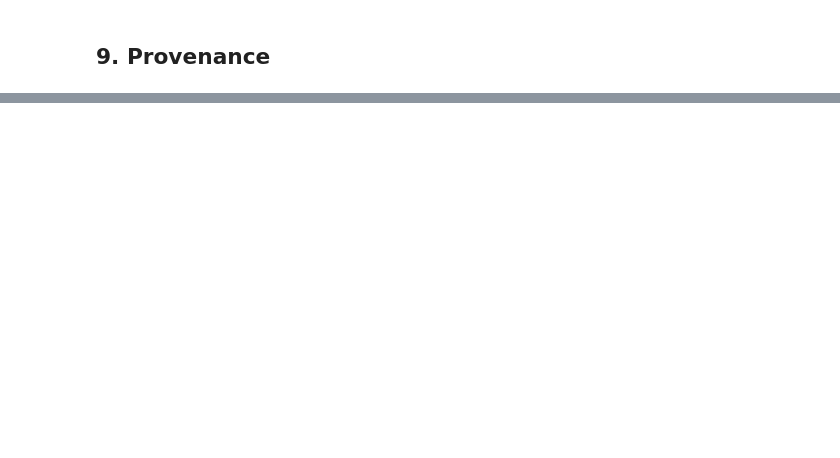
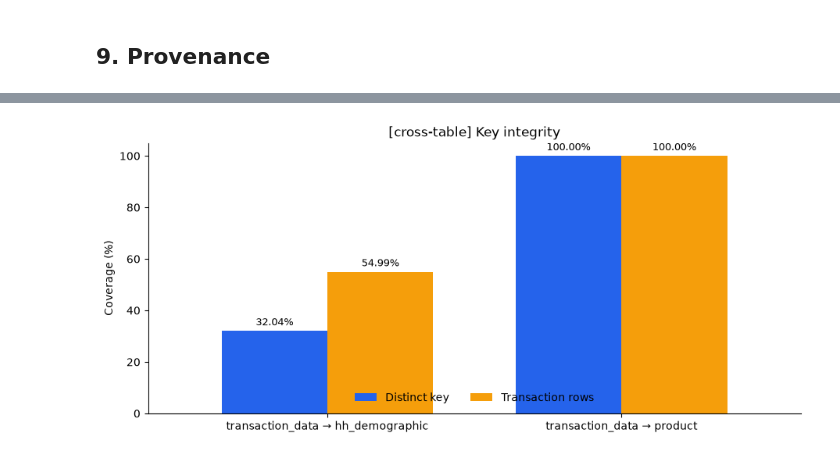
Before and after one commit to manhhungtr211/Propensity---Dunnhumby, a Jupyter notebook: notebooks/00_data_overview.ipynb, the cells around one changed output, grey strips where cells are left out. Drawn from its saved outputs; the diff is of its cells as text; code cells hidden in the pictures; blank space fills up the shorter version.

```diff
--- a/notebooks/00_data_overview.ipynb
+++ b/notebooks/00_data_overview.ipynb
@@ -200,0 +267,74 @@ plt.show()
+# %%
+transaction_keys = pd.read_csv(
+    raw_dir / "transaction_data.csv",
+    usecols=["household_key", "PRODUCT_ID"],
+)
+demographic_keys = pd.read_csv(
+    raw_dir / "hh_demographic.csv", usecols=["household_key"]
+)["household_key"].dropna().unique()
+product_keys = pd.read_csv(
+    raw_dir / "product.csv", usecols=["PRODUCT_ID"]
+)["PRODUCT_ID"].dropna().unique()
+
+def summarize_key_integrity(source, key, reference_keys, relationship):
+    source_non_missing = source[key].dropna()
+    source_distinct = source_non_missing.drop_duplicates()
+    distinct_matches = source_distinct.isin(reference_keys)
+    row_matches = source[key].notna() & source[key].isin(reference_keys)
+    return {
+        "relationship": relationship,
+        "key": key,
+        "distinct_keys_total": int(source_distinct.size),
+        "distinct_keys_matched": int(distinct_matches.sum()),
+        "distinct_key_coverage_pct": float(distinct_matches.mean() * 100),
+        "source_rows": int(len(source)),
+        "matched_rows": int(row_matches.sum()),
+        "row_coverage_pct": float(row_matches.mean() * 100),
+    }
+
+key_integrity = pd.DataFrame([
+    summarize_key_integrity(
+        transaction_keys,
+        "household_key",
+        demographic_keys,
+        "transaction_data → hh_demographic",
+    ),
+    summarize_key_integrity(
+        transaction_keys,
+        "PRODUCT_ID",
+        product_keys,
+        "transaction_data → product",
+    ),
+])
+
+key_integrity_plot = key_integrity.set_index("relationship")[
+    ["distinct_key_coverage_pct", "row_coverage_pct"]
+].rename(columns={
+    "distinct_key_coverage_pct": "Distinct key",
+    "row_coverage_pct": "Transaction rows",
+})
+key_integrity_figure, key_integrity_axis = plt.subplots(
+    figsize=(9, 4), layout="constrained"
+)
+key_integrity_plot.plot.bar(
+    ax=key_integrity_axis, color=["#2563EB", "#F59E0B"], width=0.72
+)
+for container in key_integrity_axis.containers:
+    key_integrity_axis.bar_label(
+        container, labels=[f"{value:.2f}%" for value in container.datavalues],
+        padding=3, fontsize=9,
+    )
+key_integrity_axis.set(
+    title="[cross-table] Key integrity",
+    xlabel="",
+    ylabel="Coverage (%)",
+    ylim=(0, 105),
+)
+key_integrity_axis.tick_params(axis="x", rotation=0)
+key_integrity_axis.spines[["top", "right"]].set_visible(False)
+key_integrity_axis.legend(frameon=False, ncol=2, loc="lower center")
+plt.show()
+
+key_integrity
+# %% [output]
+[figure, added]
```
Also changed, not shown: parts of 24 cells of this notebook, 13 other files.
